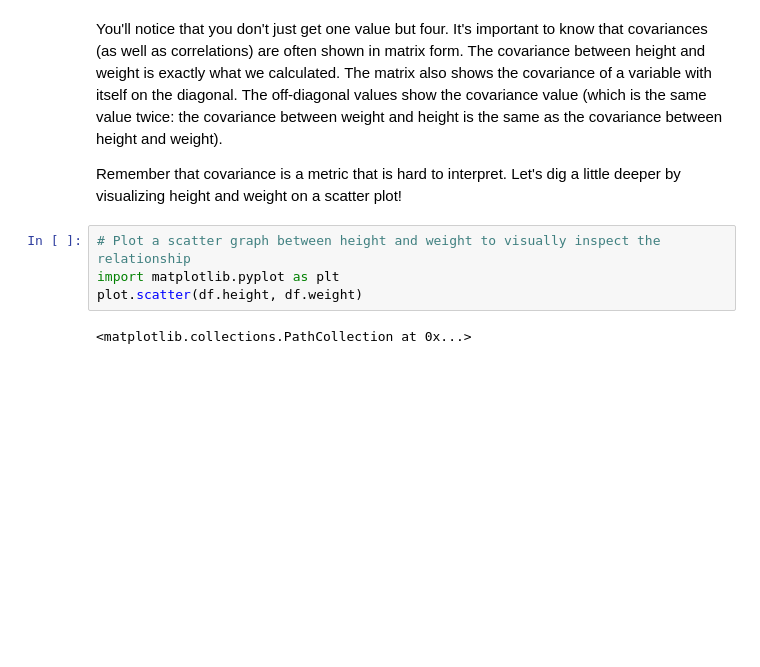
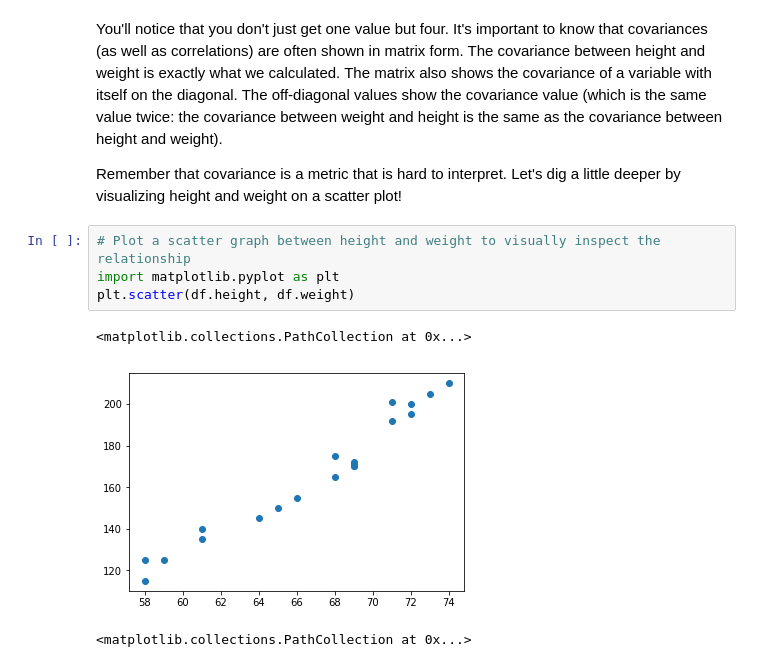
Before and after one commit to Princess-1/dsc-correlation-covariance-lab-atlanta-ds-062419, a Jupyter notebook: index.ipynb, the cells around one changed output. Drawn from its saved outputs; the diff is of its cells as text; blank space fills up the shorter version.

```diff
--- a/index.ipynb
+++ b/index.ipynb
@@ -210,7 +210,10 @@ Remember that covariance is a metric that is hard to interpret. Let's dig a litt
 # %%
 # Plot a scatter graph between height and weight to visually inspect the relationship
 import matplotlib.pyplot as plt
-plot.scatter(df.height, df.weight)
+plt.scatter(df.height, df.weight)
+# %% [output]
+<matplotlib.collections.PathCollection at 0x...>
+[figure, added]
 # %%
 # %% [output]
 <matplotlib.collections.PathCollection at 0x...>
```
